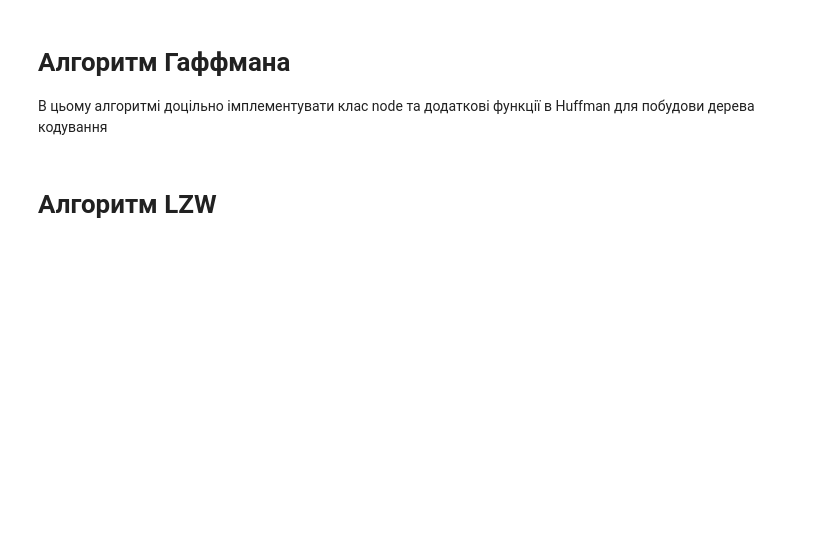
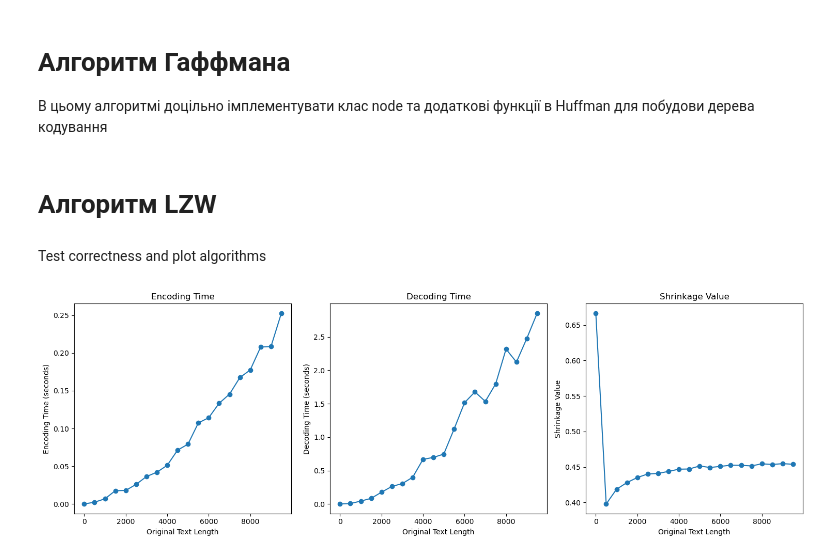
Before and after one commit to Zhukowych/9-lab-compresssion-algorithms, a Jupyter notebook: Huffman-LZW.ipynb, the cells around one changed output. Saved outputs shown, nothing was run; the diff lists cells and outputs as text; code cells hidden in the pictures; blank space fills up the shorter version.

Commit message:
Added some plots and kisses

```diff
--- a/Huffman-LZW.ipynb
+++ b/Huffman-LZW.ipynb
@@ -137,0 +143,61 @@ class LZW:
+# %%
+
+def generate_random_string(n: int) -> str:
+    """Generate random string of n"""
+    return ''.join(random.choices(string.ascii_uppercase + string.digits, k=n))
+# %% [markdown]
+Test correctness and plot algorithms
+# %%
+
+def test_correctness_lzw():
+    original_lengths = []
+    performance_times_encode = []
+    performance_times_decode = []
+    shrinkage_values = []
+
+    for n in range(2, 10000, 500):
+        text = generate_random_string(n)
+        original_lengths.append(len(text))
+
+        lzw = LZW()
+
+        start_time = time.time()
+        encoded = lzw.encode(text)
+        encoding_time = time.time() - start_time
+        performance_times_encode.append(encoding_time)
+
+        start_time = time.time()
+        decoded_encoded_text = lzw.decode(encoded[0], encoded[1])
+        decoding_time = time.time() - start_time
+        performance_times_decode.append(decoding_time)
+
+        assert text.strip() == decoded_encoded_text
+
+        encoded_text_length = len(encoded[0])
+        shrinkage_values.append(len(text) / encoded_text_length)
+
+    plt.figure(figsize=(15, 5))
+
+    plt.subplot(1, 3, 1)
+    plt.plot(original_lengths, performance_times_encode, marker='o')
+    plt.title('Encoding Time')
+    plt.xlabel('Original Text Length')
+    plt.ylabel('Encoding Time (seconds)')
+
+    plt.subplot(1, 3, 2)
+    plt.plot(original_lengths, performance_times_decode, marker='o')
+    plt.title('Decoding Time')
+    plt.xlabel('Original Text Length')
+    plt.ylabel('Decoding Time (seconds)')
+
+    plt.subplot(1, 3, 3)
+    plt.plot(original_lengths, shrinkage_values, marker='o')
+    plt.title('Shrinkage Value')
+    plt.xlabel('Original Text Length')
+    plt.ylabel('Shrinkage Value')
+
+    plt.tight_layout()
+    plt.show()
+test_correctness_lzw()
+# %% [output]
+[figure, added]
```
Also changed, not shown: parts of 6 cells of this notebook.
